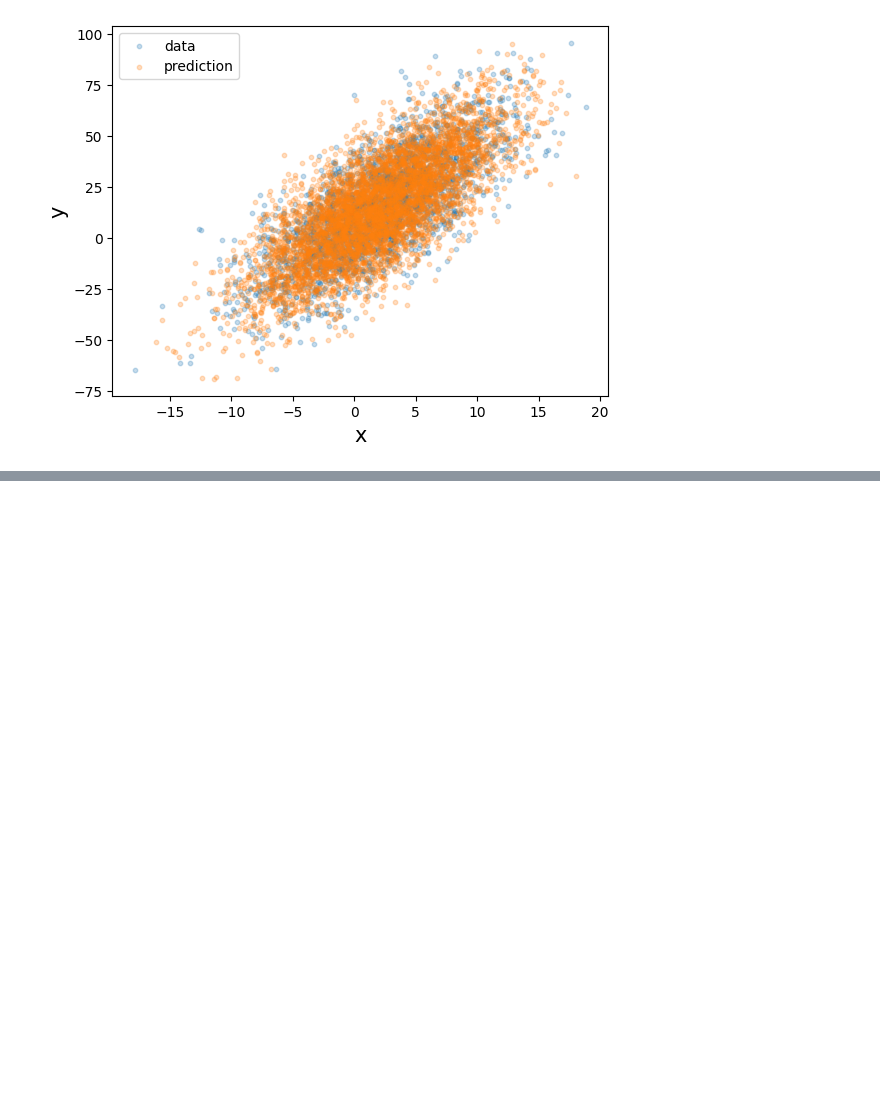
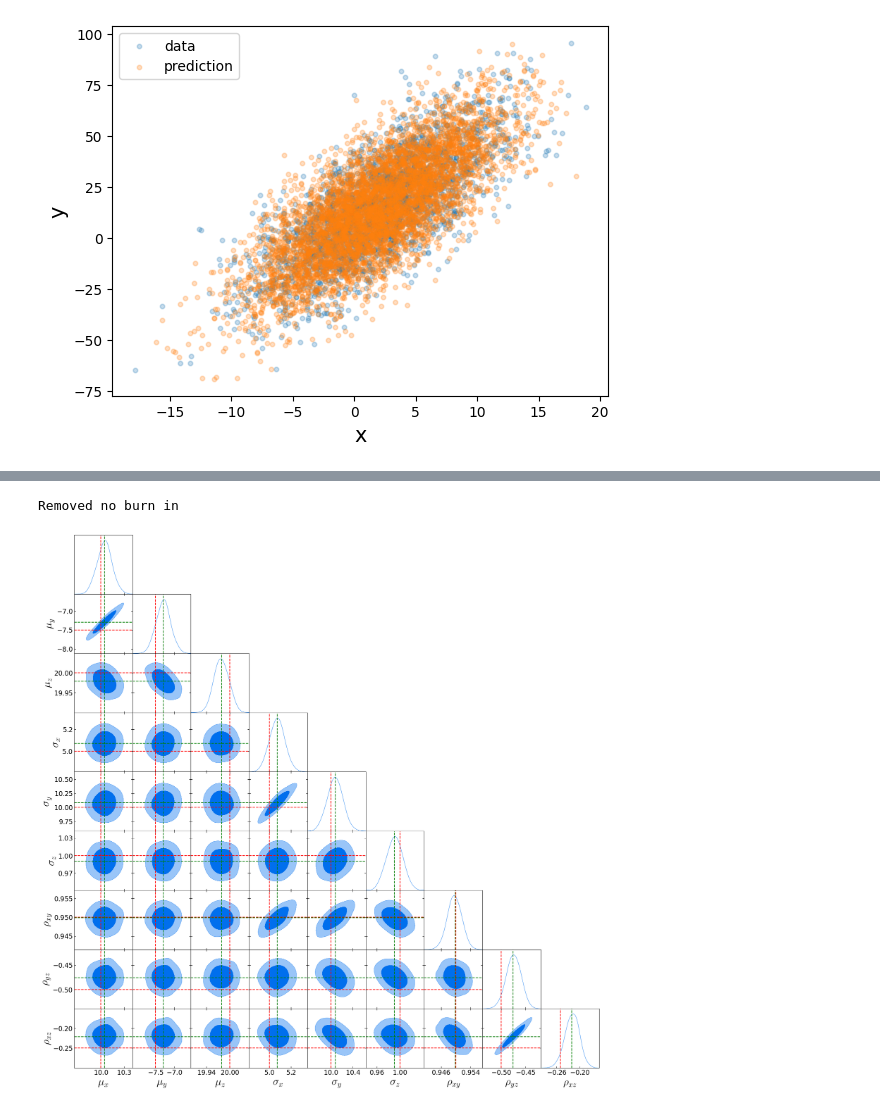
Before and after one commit to mrafifrbbn/numpyro-tutorial, a Jupyter notebook: notebooks/gaussian.ipynb, the cells around one changed output, grey strips where cells are left out. Cells and saved outputs as stored; diff of their text form; code cells hidden in the pictures; blank space fills up the shorter version.

```diff
--- a/notebooks/gaussian.ipynb
+++ b/notebooks/gaussian.ipynb
@@ -303,0 +685,10 @@ plt.legend()
+# %%
+sampler = numpyro.infer.MCMC(
+    numpyro.infer.NUTS(numpyro_model_3D),
+    num_chains=1,
+    num_warmup=1000,
+    num_samples=2000,
+    progress_bar=True
+)
+
+sampler.run(jax.random.PRNGKey(0), data)
@@ -303,0 +724,37 @@ plt.legend()
+# %%
+# Create getdist object from chain
+param_names = [r'$\mu_x$', r'$\mu_y$', r'$\mu_z$', r'$\sigma_x$', r'$\sigma_y$', r'$\sigma_z$', r'$\rho_{xy}$', r'$\rho_{yz}$', r'$\rho_{xz}$']
+getdist_mcsample = getdist.MCSamples(samples=results_chain.T, names=param_names)
+
+# Triangle plot
+g = getdist.plots.get_subplot_plotter()
+g.settings.legend_fontsize = 25
+g.settings.axes_fontsize = 15
+g.settings.axes_labelsize = 20
+g.triangle_plot(roots=getdist_mcsample, filled=True)
+
+ndim = len(true_params)
+
+for i in range(ndim):
+    for j in range(ndim):
+        if j <= i:
+            ax = g.subplots[i, j]
+
+            # Diagonal
+            if i == j:
+                ax.axvline(true_params[i], color='r', ls='--')
+                ax.axvline(pred_params[i], color='g', ls='--')
+            else:
+                # Off-diagonal
+                ax.axvline(true_params[j], color='r', ls='--')
+                ax.axhline(true_params[i], color='r', ls='--')
+
+                ax.axvline(pred_params[j], color='g', ls='--')
+                ax.axhline(pred_params[i], color='g', ls='--')
+
+            ax.set_xlabel(ax.get_xlabel(), usetex=True, fontsize=25, family='sans-serif')
+            ax.set_ylabel(ax.get_ylabel(), usetex=True, fontsize=25, family='sans-serif')
+            ax.tick_params(axis='both', which='major', labelsize=15)
+# %% [output]
+Removed no burn in
+[figure, added]
```
Also changed, not shown: parts of 22 cells of this notebook, 7 other files.
